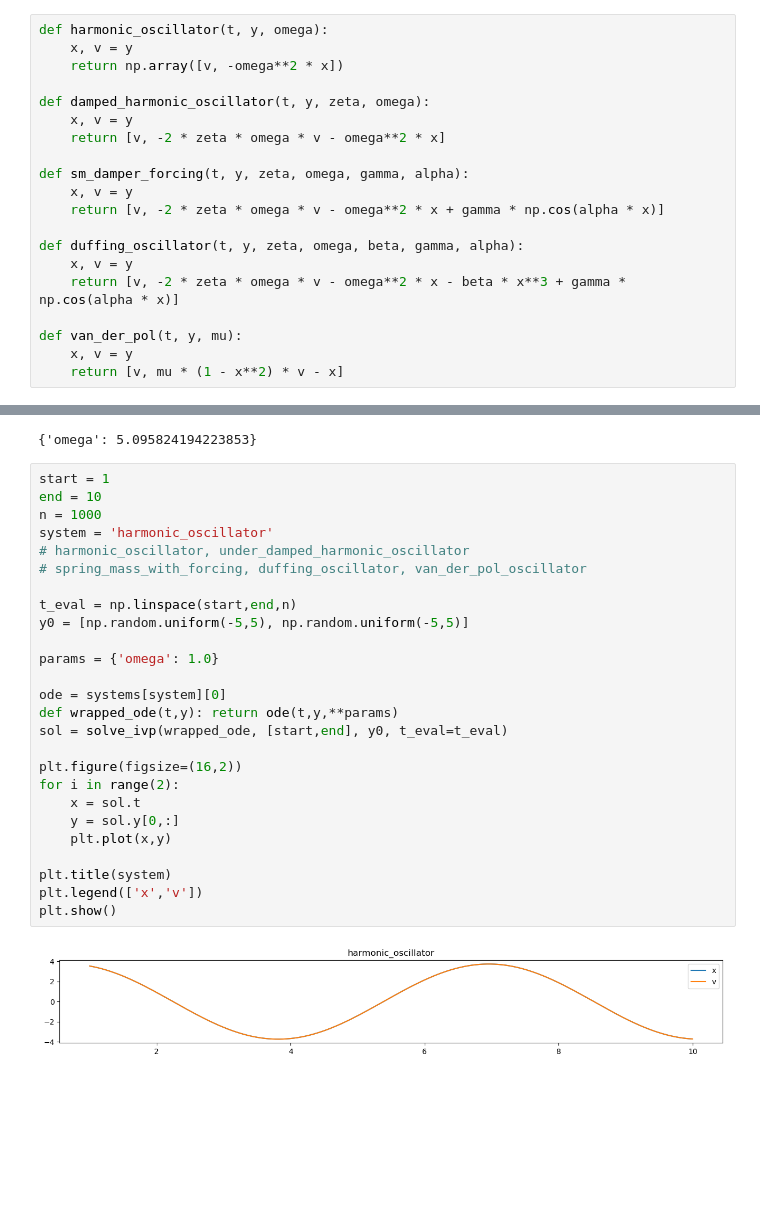
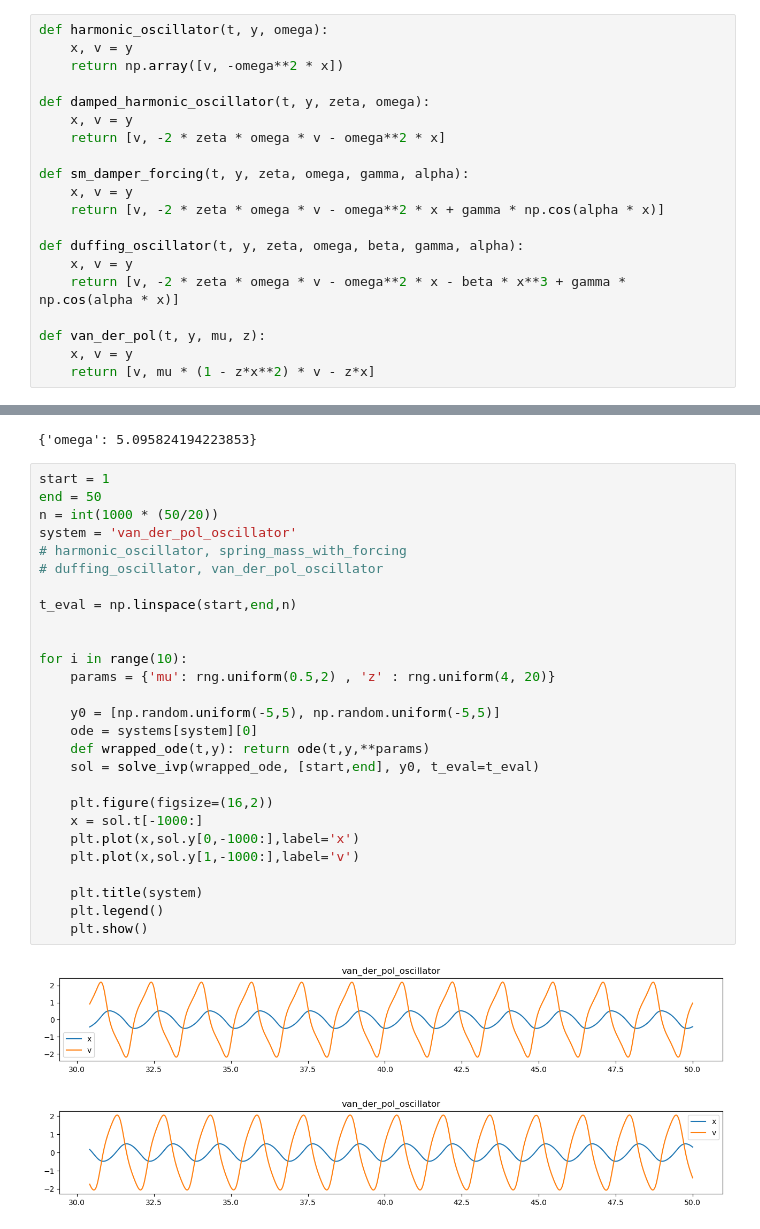
Before and after one commit to dannyp3/koopman-category-discovery, a Jupyter notebook: scripts/heuristic_oscillator_check.ipynb, the cells around one changed output, grey strips where cells are left out. Drawn from its saved outputs; the diff is of its cells as text; blank space fills up the shorter version.

Commit message:
Testing out oscillators

```diff
--- a/scripts/heuristic_oscillator_check.ipynb
+++ b/scripts/heuristic_oscillator_check.ipynb
@@ -21,9 +21,9 @@ def duffing_oscillator(t, y, zeta, omega, beta, gamma, alpha):
     x, v = y
     return [v, -2 * zeta * omega * v - omega**2 * x - beta * x**3 + gamma * np.cos(alpha * x)]
 
-def van_der_pol(t, y, mu):
+def van_der_pol(t, y, mu, z):
     x, v = y
-    return [v, mu * (1 - x**2) * v - x]
+    return [v, mu * (1 - z*x**2) * v - z*x]
 # %%
 def harmonic_params(rng):
     return {'omega': rng.uniform(2, 6)}
@@ -69,29 +69,31 @@ harmonic_params(rng)
 {'omega': 5.095824194223853}
 # %%
 start = 1
-end = 10
-n = 1000
-system = 'harmonic_oscillator'
-# harmonic_oscillator, under_damped_harmonic_oscillator
-# spring_mass_with_forcing, duffing_oscillator, van_der_pol_oscillator
+end = 50
+n = int(1000 * (50/20))
+system = 'van_der_pol_oscillator'
+# harmonic_oscillator, spring_mass_with_forcing
+# duffing_oscillator, van_der_pol_oscillator
 
 t_eval = np.linspace(start,end,n)
-y0 = [np.random.uniform(-5,5), np.random.uniform(-5,5)]
 
-params = {'omega': 1.0}
 
-ode = systems[system][0]
-def wrapped_ode(t,y): return ode(t,y,**params)
-sol = solve_ivp(wrapped_ode, [start,end], y0, t_eval=t_eval)
+for i in range(10):
+    params = {'mu': rng.uniform(0.5,2) , 'z' : rng.uniform(4, 20)}
 
-plt.figure(figsize=(16,2))
-for i in range(2):
-    x = sol.t
-    y = sol.y[0,:]
-    plt.plot(x,y)
+    y0 = [np.random.uniform(-5,5), np.random.uniform(-5,5)]
+    ode = systems[system][0]
+    def wrapped_ode(t,y): return ode(t,y,**params)
+    sol = solve_ivp(wrapped_ode, [start,end], y0, t_eval=t_eval)
 
-plt.title(system)
-plt.legend(['x','v'])
-plt.show()
+    plt.figure(figsize=(16,2))
+    x = sol.t[-1000:]
+    plt.plot(x,sol.y[0,-1000:],label='x')
+    plt.plot(x,sol.y[1,-1000:],label='v')
+
+    plt.title(system)
+    plt.legend()
+    plt.show()
 # %% [output]
-[figure, old version]
+[figure, new version]
+[figure, added]
```
Also changed, not shown: parts of 2 cells of this notebook.
